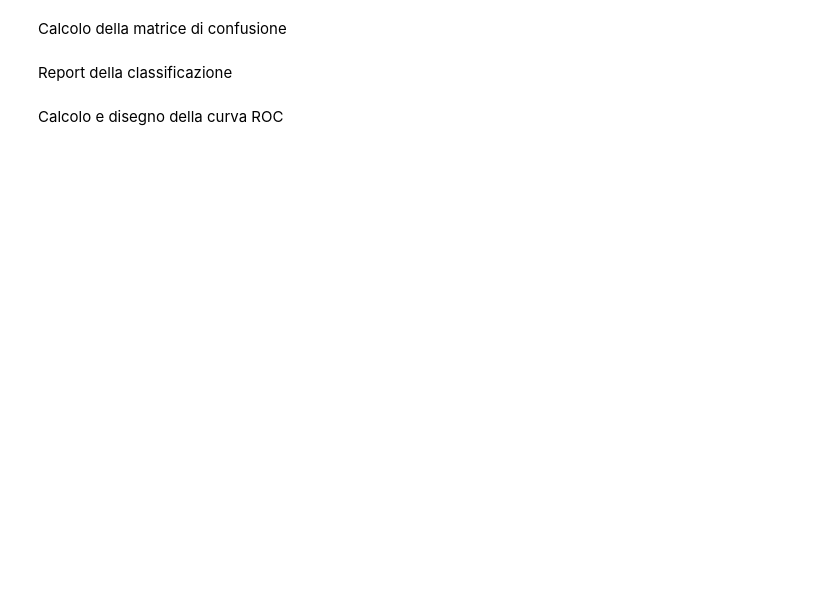
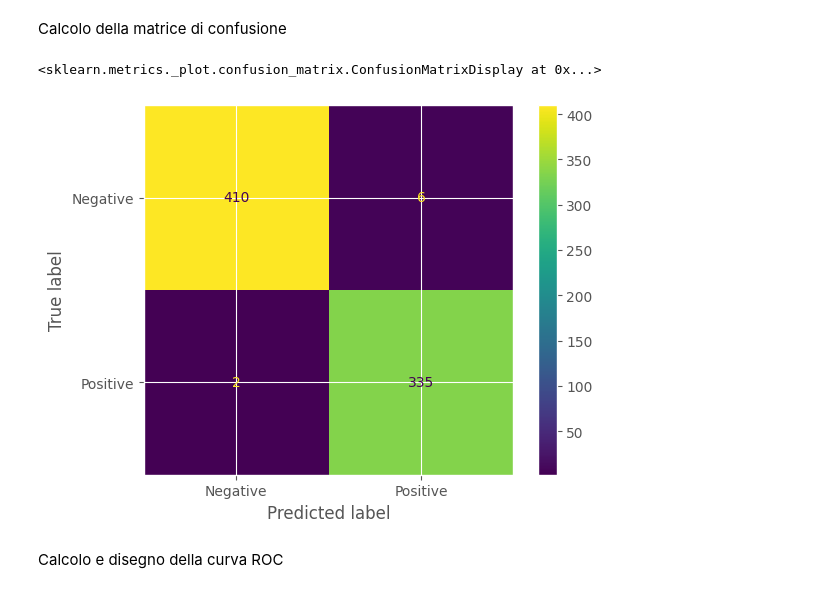
Before and after one commit to Tezze2001/brain-tumor-analysis, a Jupyter notebook: BrainTumorNN.ipynb, the cells around one changed output. Drawn from its saved outputs; the diff is of its cells as text; code cells hidden in the pictures; blank space fills up the shorter version.

```diff
--- a/BrainTumorNN.ipynb
+++ b/BrainTumorNN.ipynb
@@ -322,3 +432,10 @@ model.fit(X_train, y_train, epochs=300, batch_size=best_model[3], verbose=1)
+# %%
+def my_predict(y_pred_proba, threshold=0.5):
+    # Applicazione della soglia
+    y_pred = np.where(y_pred_proba > threshold, 1, 0).flatten()
+
+    # Restituisco le predizioni
+    return y_pred
 # %% [markdown]
 Valutazione del modello attraverso le metriche fornite da Keras
 # %%
@@ -334,16 +453,13 @@ Definizione di una funzione per associare un etichetta ai risultati della rete.
-# %%
-def my_predict(model, X_test, threshold=0.5):
-    y_pred = model.predict(X_test)
-    y_pred = np.where(y_pred > threshold, 1, 0).flatten()
-    return y_pred
 # %%
 # Valutazione del modello utilizzando i dati di test
-y_pred = my_predict(model, X_test, 0.3)
+y_pred_proba = NN_model.predict(X_test_scaled)
+y_pred = my_predict(y_pred_proba, 0.3)
 
-accuracy_train_test = accuracy_score(y_test, y_pred)
-precision = precision_score(y_test, y_pred)
-recall = recall_score(y_test, y_pred)
-f1 = f1_score(y_test, y_pred)
+# Calcolo delle prestazioni del modello
+accuracy_train_test = accuracy_score(y_test_scaled, y_pred)
+precision = precision_score(y_test_scaled, y_pred)
+recall = recall_score(y_test_scaled, y_pred)
+f1 = f1_score(y_test_scaled, y_pred)
 
 # Stampa le prestazioni del modello
 print('Accuracy:', accuracy_train_test)
@@ -353,8 +487,9 @@ print('F1-score:', f1)
 # %% [markdown]
 Calcolo della matrice di confusione
 # %%
-cm = confusion_matrix(y_test, y_pred)
+cm = confusion_matrix(y_test_scaled, y_pred)
 disp = ConfusionMatrixDisplay(confusion_matrix=cm, display_labels=['Negative', 'Positive'])
 disp.plot()
+# %% [output]
+<sklearn.metrics._plot.confusion_matrix.ConfusionMatrixDisplay at 0x...>
+[figure, added]
-# %% [markdown]
-Report della classificazione
```
Also changed, not shown: parts of 107 cells of this notebook, 25 other files.
